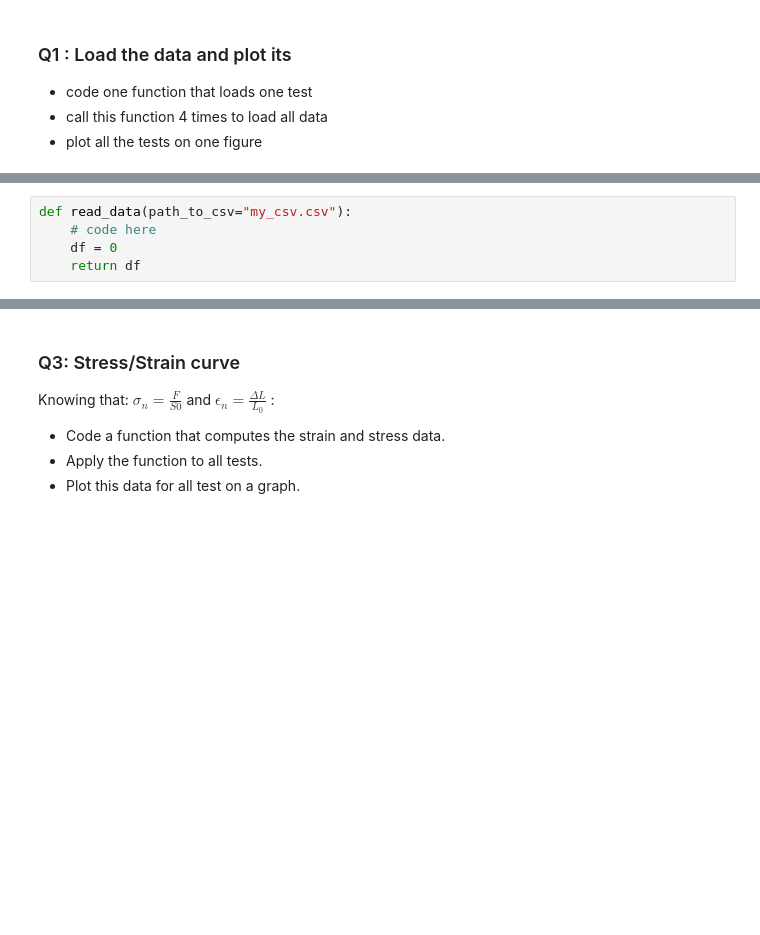
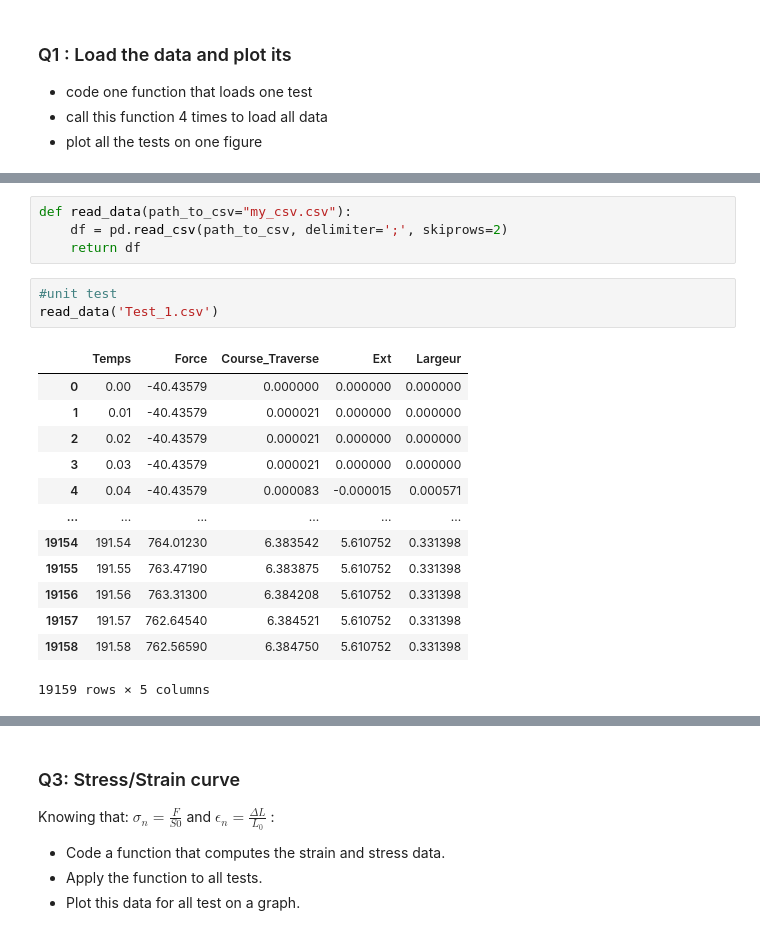
Before and after one commit to symmeHub/positron, a Jupyter notebook: book/data_analysis/exercises/data_practical_work.ipynb, the cells around one changed output, grey strips where cells are left out. Drawn from its saved outputs; the diff is of its cells as text; blank space fills up the shorter version.

```diff
--- a/book/data_analysis/exercises/data_practical_work.ipynb
+++ b/book/data_analysis/exercises/data_practical_work.ipynb
@@ -78,5 +108,21 @@ import matplotlib as mpl
 # %%
 def read_data(path_to_csv="my_csv.csv"):
-    # code here
-    df = 0
+    df = pd.read_csv(path_to_csv, delimiter=';', skiprows=2)
     return df
+# %%
+#unit test
+read_data('Test_1.csv')
+# %% [output]
+|  | Temps | Force | Course_Traverse | Ext | Largeur |
+| 0 | 0.00 | -40.43579 | 0.000000 | 0.000000 | 0.000000 |
+| 1 | 0.01 | -40.43579 | 0.000021 | 0.000000 | 0.000000 |
+| 2 | 0.02 | -40.43579 | 0.000021 | 0.000000 | 0.000000 |
+| 3 | 0.03 | -40.43579 | 0.000021 | 0.000000 | 0.000000 |
+| 4 | 0.04 | -40.43579 | 0.000083 | -0.000015 | 0.000571 |
+| ... | ... | ... | ... | ... | ... |
+| 19154 | 191.54 | 764.01230 | 6.383542 | 5.610752 | 0.331398 |
+| 19155 | 191.55 | 763.47190 | 6.383875 | 5.610752 | 0.331398 |
+| 19156 | 191.56 | 763.31300 | 6.384208 | 5.610752 | 0.331398 |
+| 19157 | 191.57 | 762.64540 | 6.384521 | 5.610752 | 0.331398 |
+| 19158 | 191.58 | 762.56590 | 6.384750 | 5.610752 | 0.331398 |
+19159 rows × 5 columns
```
Also changed, not shown: parts of 12 cells of this notebook.
